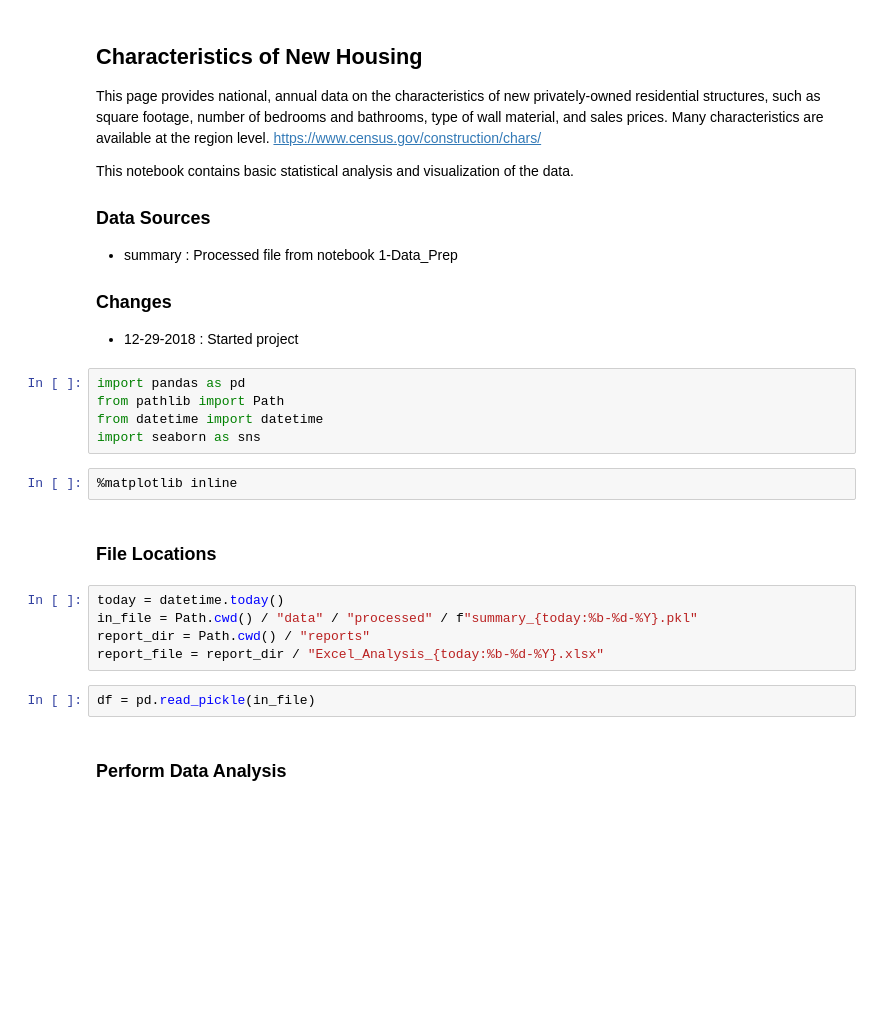
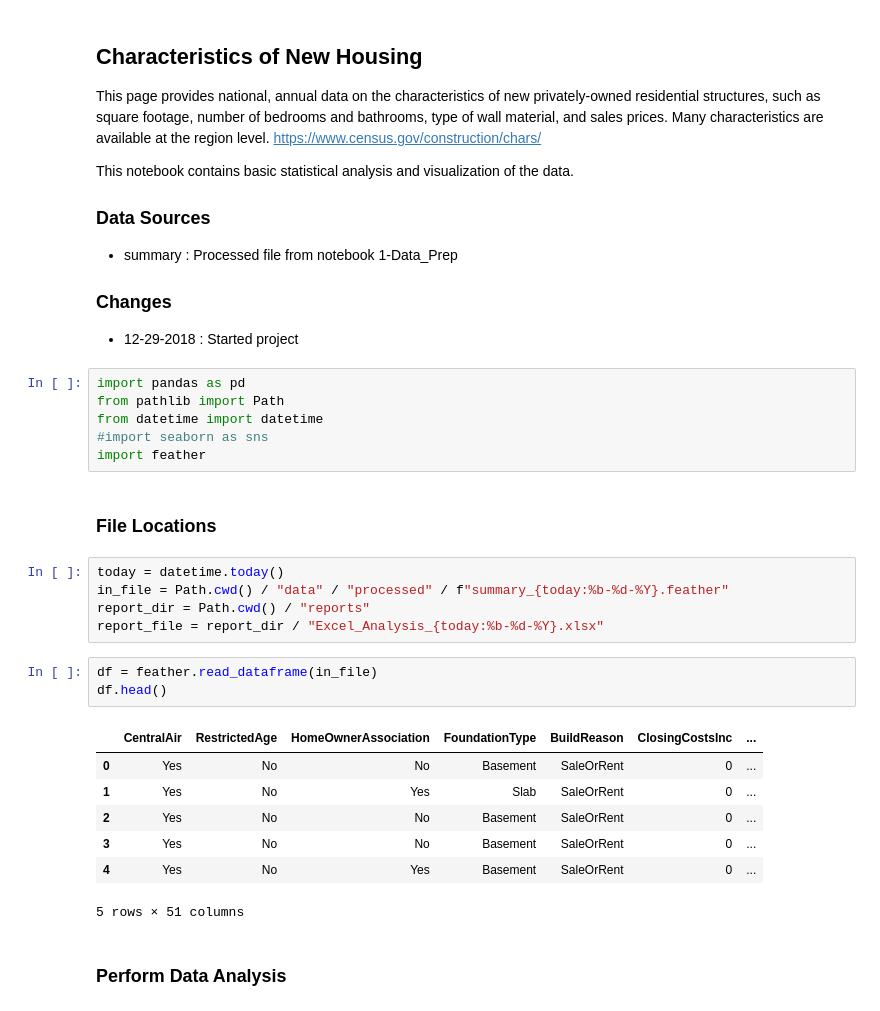
Before and after one commit to aaronwalters79/characteristics_of_new_housing, a Jupyter notebook: 2-EDA.ipynb, the cells around one changed output. Saved outputs shown, nothing was run; the diff lists cells and outputs as text; blank space fills up the shorter version.

```diff
--- a/2-EDA.ipynb
+++ b/2-EDA.ipynb
@@ -14,18 +14,26 @@ This notebook contains basic statistical analysis and visualization of the data.
 import pandas as pd
 from pathlib import Path
 from datetime import datetime
-import seaborn as sns
+#import seaborn as sns
+import feather
-# %%
-%matplotlib inline
 # %% [markdown]
 ### File Locations
 # %%
 today = datetime.today()
-in_file = Path.cwd() / "data" / "processed" / f"summary_{today:%b-%d-%Y}.pkl"
+in_file = Path.cwd() / "data" / "processed" / f"summary_{today:%b-%d-%Y}.feather"
 report_dir = Path.cwd() / "reports"
 report_file = report_dir / "Excel_Analysis_{today:%b-%d-%Y}.xlsx"
-# %%
-df = pd.read_pickle(in_file)
+# %%
+df = feather.read_dataframe(in_file)
+df.head()
+# %% [output]
+|  | CentralAir | RestrictedAge | HomeOwnerAssociation | FoundationType | BuildReason | ClosingCostsInc | ... |
+| 0 | Yes | No | No | Basement | SaleOrRent | 0 | ... |
+| 1 | Yes | No | Yes | Slab | SaleOrRent | 0 | ... |
+| 2 | Yes | No | No | Basement | SaleOrRent | 0 | ... |
+| 3 | Yes | No | No | Basement | SaleOrRent | 0 | ... |
+| 4 | Yes | No | Yes | Basement | SaleOrRent | 0 | ... |
+5 rows × 51 columns
 # %% [markdown]
 ### Perform Data Analysis
 # %% [markdown]
```
Also changed, not shown: 3 other files.
